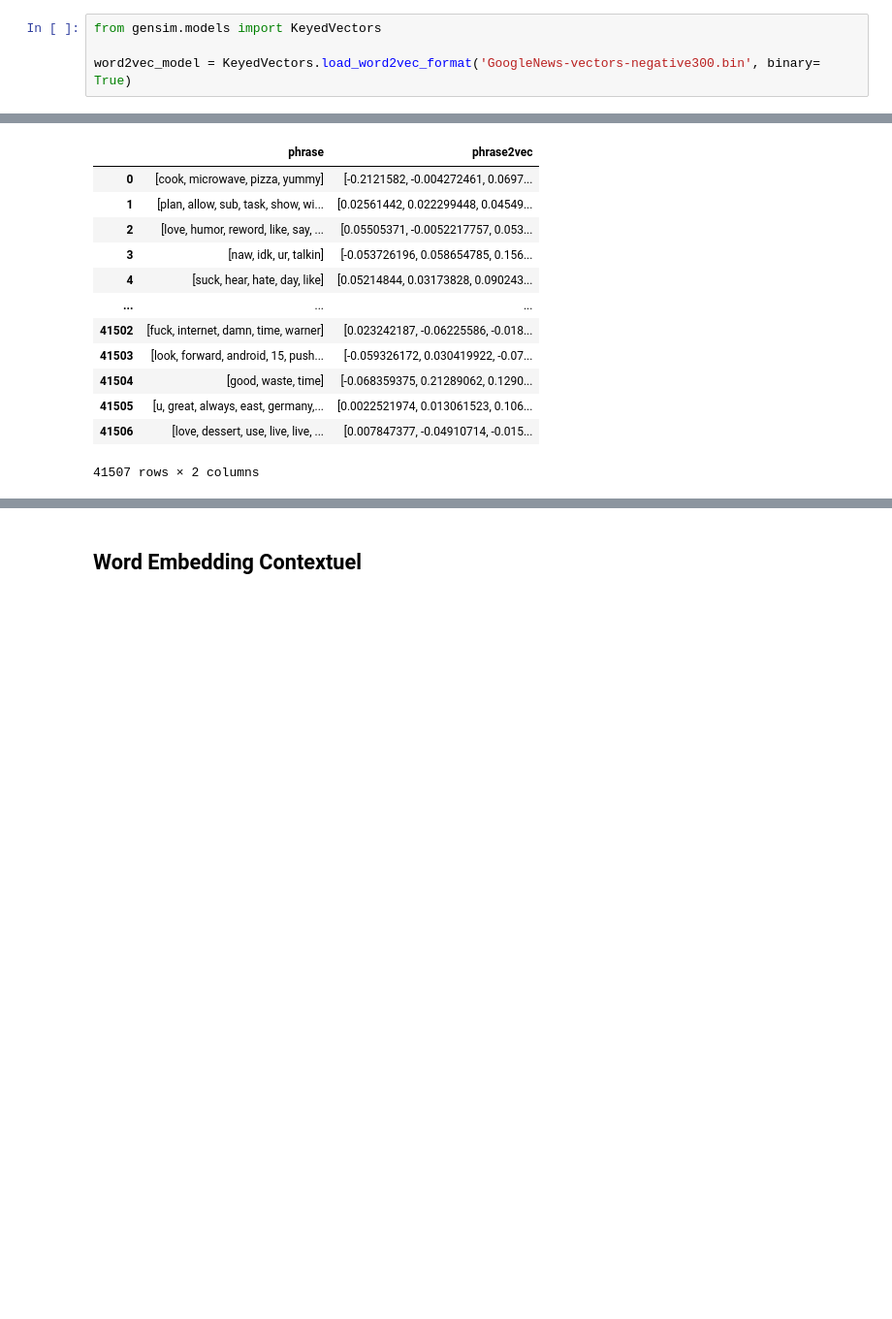
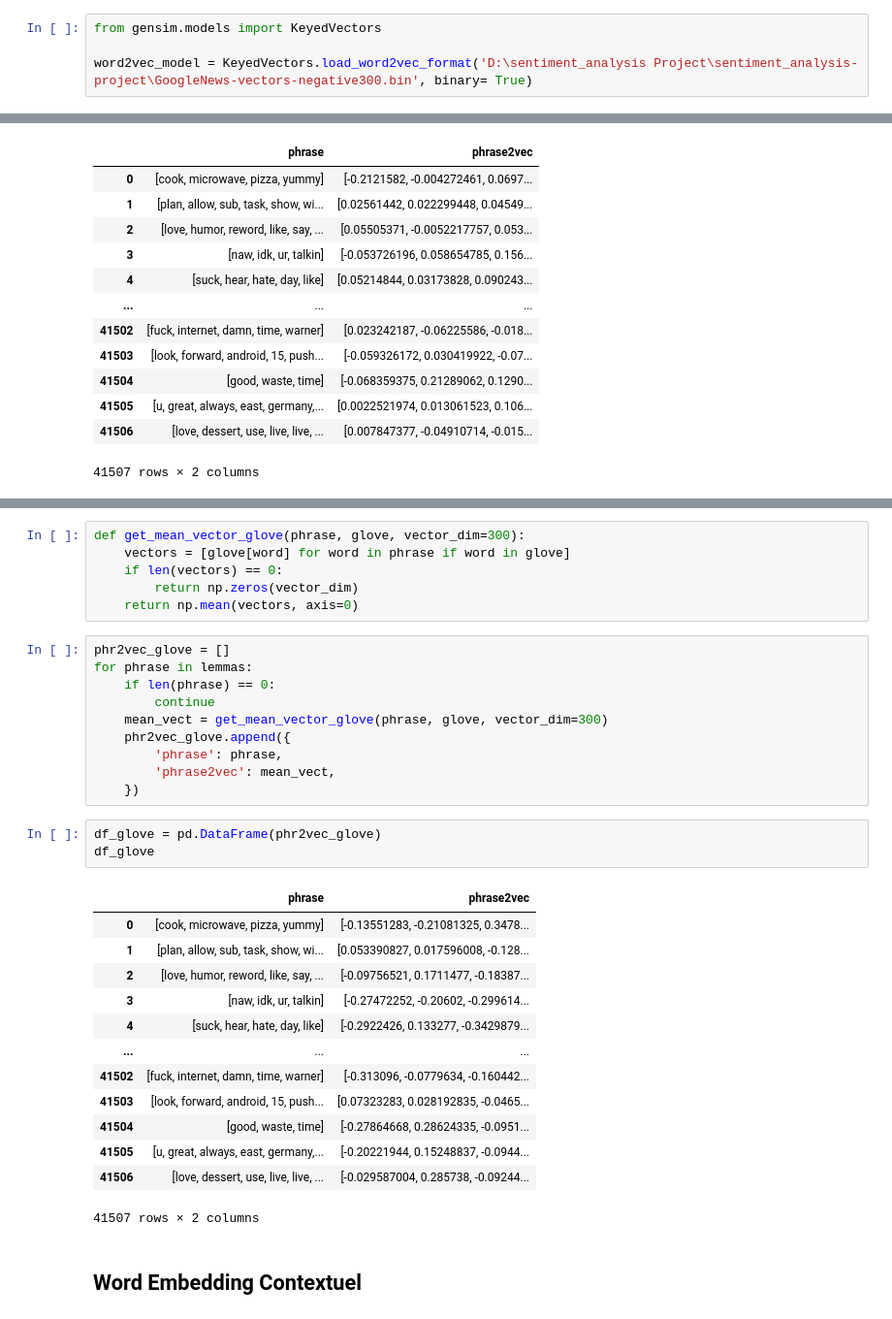
Before and after one commit to mohourzik/sentiment_analysis-project, a Jupyter notebook: notebook.ipynb, the cells around one changed output, grey strips where cells are left out. Shown at 97% size. Cells and saved outputs as stored; diff of their text form; blank space fills up the shorter version.

```diff
--- a/notebook.ipynb
+++ b/notebook.ipynb
@@ -152,7 +168,7 @@ else:
 # %%
 from gensim.models import KeyedVectors
 
-word2vec_model = KeyedVectors.load_word2vec_format('GoogleNews-vectors-negative300.bin', binary= True)
+word2vec_model = KeyedVectors.load_word2vec_format('D:\sentiment_analysis Project\sentiment_analysis-project\GoogleNews-vectors-negative300.bin', binary= True)
 # %%
 vocab = set(list(word2vec_model.key_to_index.keys()))
 lemmas = [doc.split() for doc in documents]
@@ -206,3 +284,36 @@ df3
+# %%
+def get_mean_vector_glove(phrase, glove, vector_dim=300):
+    vectors = [glove[word] for word in phrase if word in glove]
+    if len(vectors) == 0:
+        return np.zeros(vector_dim)
+    return np.mean(vectors, axis=0)
+# %%
+phr2vec_glove = []
+for phrase in lemmas:
+    if len(phrase) == 0:
+        continue
+    mean_vect = get_mean_vector_glove(phrase, glove, vector_dim=300)
+    phr2vec_glove.append({
+        'phrase': phrase,
+        'phrase2vec': mean_vect,
+    })
+# %%
+df_glove = pd.DataFrame(phr2vec_glove)
+df_glove
+# %% [output]
+|  | phrase | phrase2vec |
+| 0 | [cook, microwave, pizza, yummy] | [-0.13551283, -0.21081325, 0.3478... |
+| 1 | [plan, allow, sub, task, show, wi... | [0.053390827, 0.017596008, -0.128... |
+| 2 | [love, humor, reword, like, say, ... | [-0.09756521, 0.1711477, -0.18387... |
+| 3 | [naw, idk, ur, talkin] | [-0.27472252, -0.20602, -0.299614... |
+| 4 | [suck, hear, hate, day, like] | [-0.2922426, 0.133277, -0.3429879... |
+| ... | ... | ... |
+| 41502 | [fuck, internet, damn, time, warner] | [-0.313096, -0.0779634, -0.160442... |
+| 41503 | [look, forward, android, 15, push... | [0.07323283, 0.028192835, -0.0465... |
+| 41504 | [good, waste, time] | [-0.27864668, 0.28624335, -0.0951... |
+| 41505 | [u, great, always, east, germany,... | [-0.20221944, 0.15248837, -0.0944... |
+| 41506 | [love, dessert, use, live, live, ... | [-0.029587004, 0.285738, -0.09244... |
+41507 rows × 2 columns
 # %% [markdown]
 ## Word Embedding Contextuel
 # %%
```
Also changed, not shown: parts of 8 cells of this notebook.
